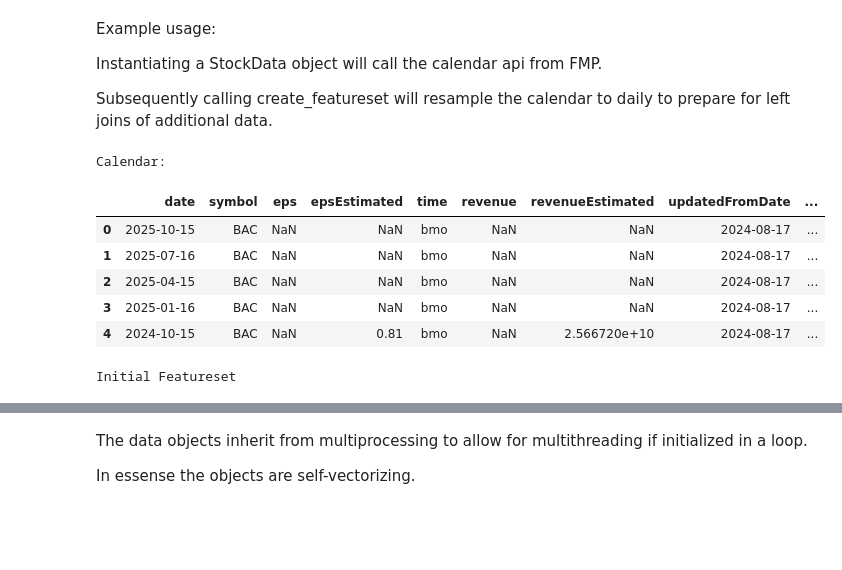
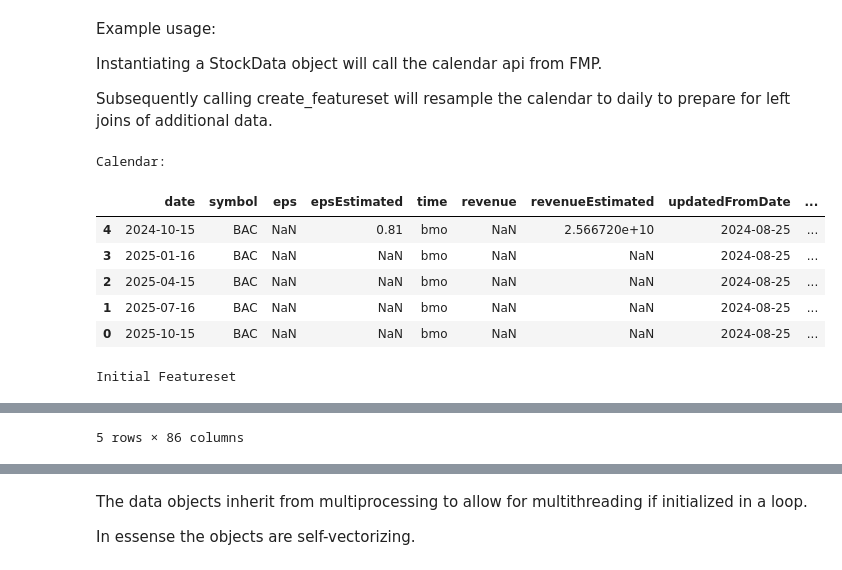
Before and after one commit to reckoning-machines/financial-forecasting, a Jupyter notebook: example.ipynb, the cells around one changed output, grey strips where cells are left out. Drawn from its saved outputs; the diff is of its cells as text; code cells hidden in the pictures; blank space fills up the shorter version.

```diff
--- a/example.ipynb
+++ b/example.ipynb
@@ -7,18 +7,20 @@ Subsequently calling create_featureset will resample the calendar to daily to pr
 # %%
 from datapull import *
 sd = StockData(ticker='BAC')
 sd.create_featureset()
 print("Calendar:")
-display(sd.calendar.head())
+display(sd.calendar.tail())
 print("Initial Featureset")
 display(sd.featureset.tail())
+sd.get_financial_data()
+display(sd.income_statement.tail())
 # %% [output]
 Calendar:
 |  | date | symbol | eps | epsEstimated | time | revenue | revenueEstimated | updatedFromDate | ... |
-| 0 | 2025-10-15 | BAC | NaN | NaN | bmo | NaN | NaN | 2024-08-17 | ... |
-| 1 | 2025-07-16 | BAC | NaN | NaN | bmo | NaN | NaN | 2024-08-17 | ... |
-| 2 | 2025-04-15 | BAC | NaN | NaN | bmo | NaN | NaN | 2024-08-17 | ... |
-| 3 | 2025-01-16 | BAC | NaN | NaN | bmo | NaN | NaN | 2024-08-17 | ... |
-| 4 | 2024-10-15 | BAC | NaN | 0.81 | bmo | NaN | 2.566720e+10 | 2024-08-17 | ... |
+| 4 | 2024-10-15 | BAC | NaN | 0.81 | bmo | NaN | 2.566720e+10 | 2024-08-25 | ... |
+| 3 | 2025-01-16 | BAC | NaN | NaN | bmo | NaN | NaN | 2024-08-25 | ... |
+| 2 | 2025-04-15 | BAC | NaN | NaN | bmo | NaN | NaN | 2024-08-25 | ... |
+| 1 | 2025-07-16 | BAC | NaN | NaN | bmo | NaN | NaN | 2024-08-25 | ... |
+| 0 | 2025-10-15 | BAC | NaN | NaN | bmo | NaN | NaN | 2024-08-25 | ... |
 Initial Featureset
 |  | date | symbol | eps | epsEstimated | time | revenue | revenueEstimated | updatedFromDate | ... |
@@ -29,0 +38 @@ Initial Featureset
+5 rows × 86 columns
```
Also changed, not shown: parts of 10 cells of this notebook, 1 other file.
